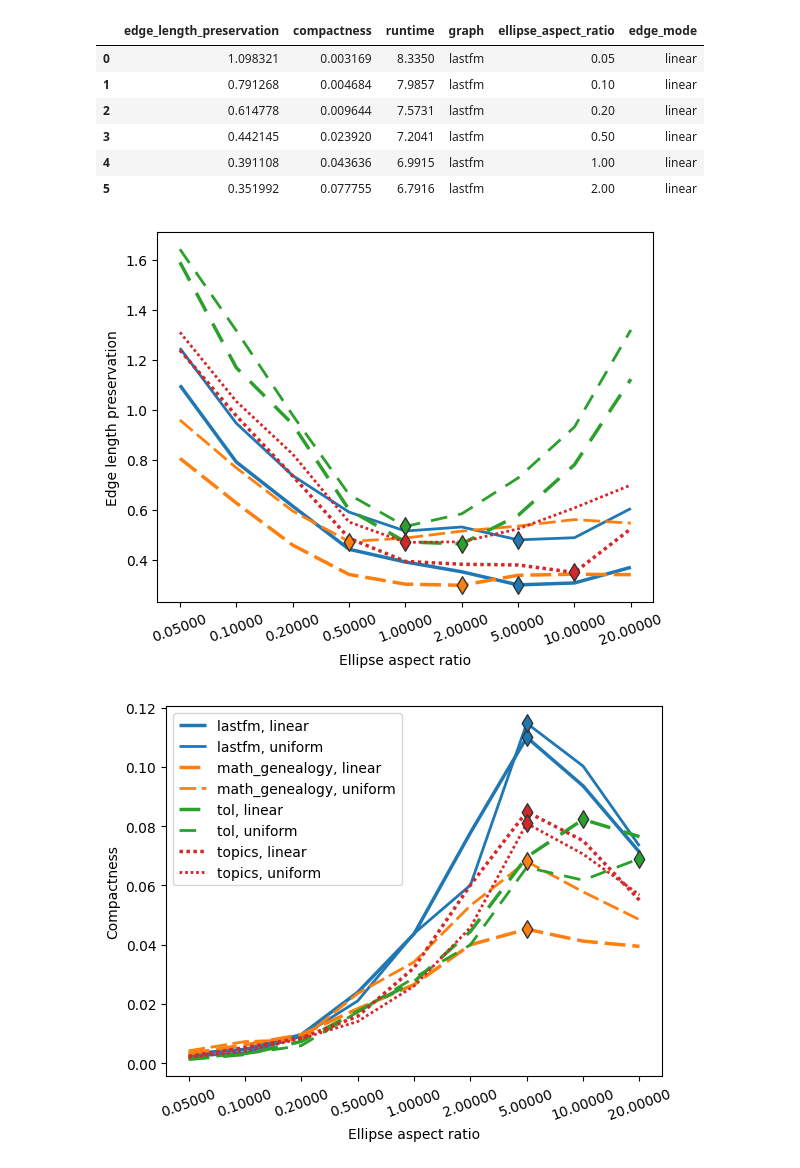
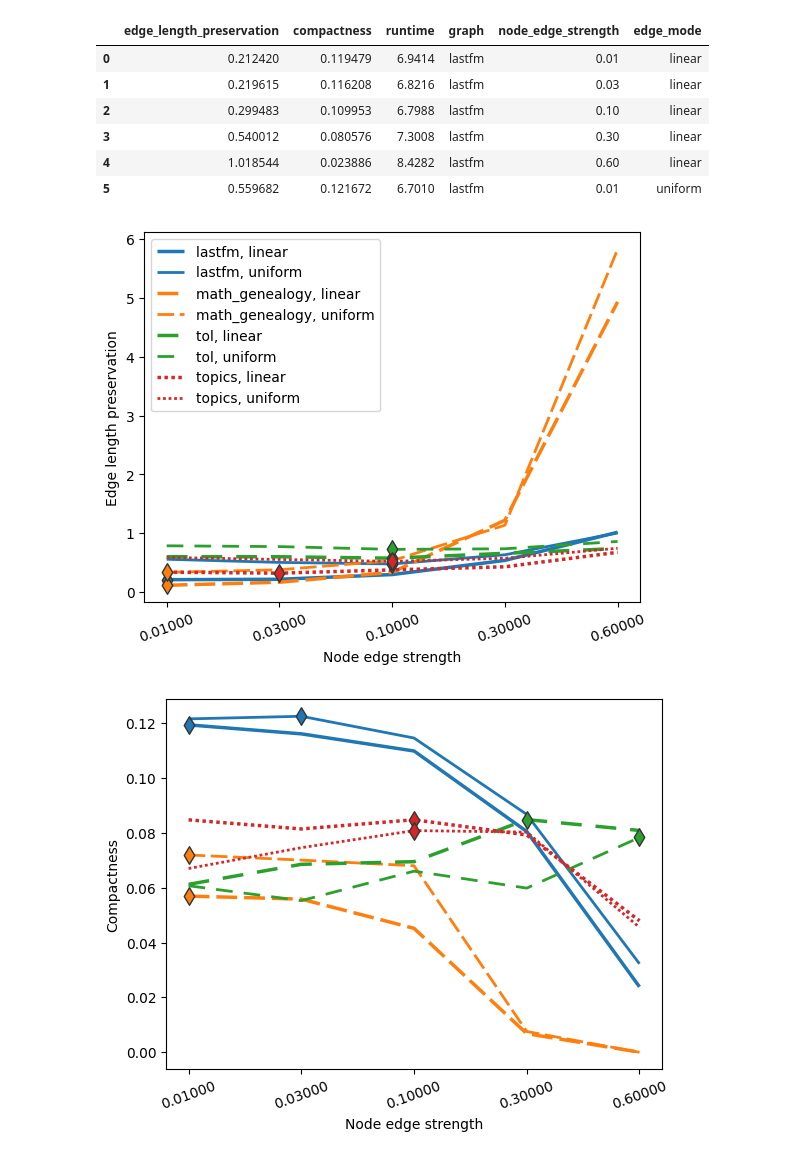
Before and after one commit to tiga1231/zmlt, a Jupyter notebook: parameter-space-plot.ipynb, the cells around one changed output. Drawn from its saved outputs; the diff is of its cells as text; code cells hidden in the pictures.

```diff
--- a/parameter-space-plot.ipynb
+++ b/parameter-space-plot.ipynb
@@ -4,10 +4,10 @@ import pandas as pd
 import matplotlib.pyplot as plt
 # %%
 # attr_name = 'charge_strength'
+attr_name = 'node_edge_strength'
 # attr_name = 'ellipse_aspect_ratio'
-# attr_name = 'node_edge_strength'
 
-fn = f'~/Downloads/{attr_name}.json'
+fn = f'./parameter-scan-result/{attr_name}.json'
 df = pd.read_json(fn)
 if attr_name == 'charge_strength':
     df[attr_name] = df[attr_name].abs()
@@ -15,13 +15,13 @@ if attr_name == 'charge_strength':
 
 df.head(6)
 # %% [output]
-|  | edge_length_preservation | compactness | runtime | graph | ellipse_aspect_ratio | edge_mode |
-| 0 | 1.098321 | 0.003169 | 8.3350 | lastfm | 0.05 | linear |
-| 1 | 0.791268 | 0.004684 | 7.9857 | lastfm | 0.10 | linear |
-| 2 | 0.614778 | 0.009644 | 7.5731 | lastfm | 0.20 | linear |
-| 3 | 0.442145 | 0.023920 | 7.2041 | lastfm | 0.50 | linear |
-| 4 | 0.391108 | 0.043636 | 6.9915 | lastfm | 1.00 | linear |
-| 5 | 0.351992 | 0.077755 | 6.7916 | lastfm | 2.00 | linear |
+|  | edge_length_preservation | compactness | runtime | graph | node_edge_strength | edge_mode |
+| 0 | 0.212420 | 0.119479 | 6.9414 | lastfm | 0.01 | linear |
+| 1 | 0.219615 | 0.116208 | 6.8216 | lastfm | 0.03 | linear |
+| 2 | 0.299483 | 0.109953 | 6.7988 | lastfm | 0.10 | linear |
+| 3 | 0.540012 | 0.080576 | 7.3008 | lastfm | 0.30 | linear |
+| 4 | 1.018544 | 0.023886 | 8.4282 | lastfm | 0.60 | linear |
+| 5 | 0.559682 | 0.121672 | 6.7010 | lastfm | 0.01 | uniform |
 # %%
 linestyles = [
     (0, ()),
@@ -42,36 +42,36 @@ for attr_y in ['edge_length_preservation', 'compactness']:
     else:
         best = np.argmax
 
     for i, [[graph, edge_mode], sub_df] in enumerate(df.groupby(['graph', 'edge_mode'])):
         n = len(sub_df)
 
         x = sub_df[attr_x].tolist()
         y = sub_df[attr_y].tolist()
 
         color = f'C{i//2}'
         linestyle = linestyles[i//2]
         linewidth = 2.5 if edge_mode == 'linear' else 2
         marker = '' if edge_mode == 'linear' else ''
 
         plt.plot(
             y,
             label=f'{graph}, {edge_mode}',
             color=color, marker=marker,
             linewidth=linewidth,
             linestyle=linestyle,
         )
         j = best(y)
         plt.scatter([j], y[j], s=80, c=color, lw=1, edgecolors='#333', marker='d', zorder=10)
 
         plt.xticks(np.arange(n), [f'{xi:.5f}' for xi in x], rotation=20)
         plt.xlabel(xlabel)
         plt.ylabel(ylabel)
-#     if attr_y == 'edge_length_preservation':
+    if attr_y == 'edge_length_preservation':
+        plt.legend()
+#     if attr_y == 'compactness':
 #         plt.legend()
-    if attr_y == 'compactness':
-        plt.legend()
-    plt.savefig(f'{attr_x}-vs-{attr_y}.png', bbox_inches='tight')
+    plt.savefig(f'./parameter-scan-result/{attr_x}-vs-{attr_y}.png', bbox_inches='tight')
     plt.show()
 # %% [output]
-[figure, old version]
+[figure, new version]
-[figure, old version]
+[figure, new version]
```
Also changed, not shown: 4 other files.
